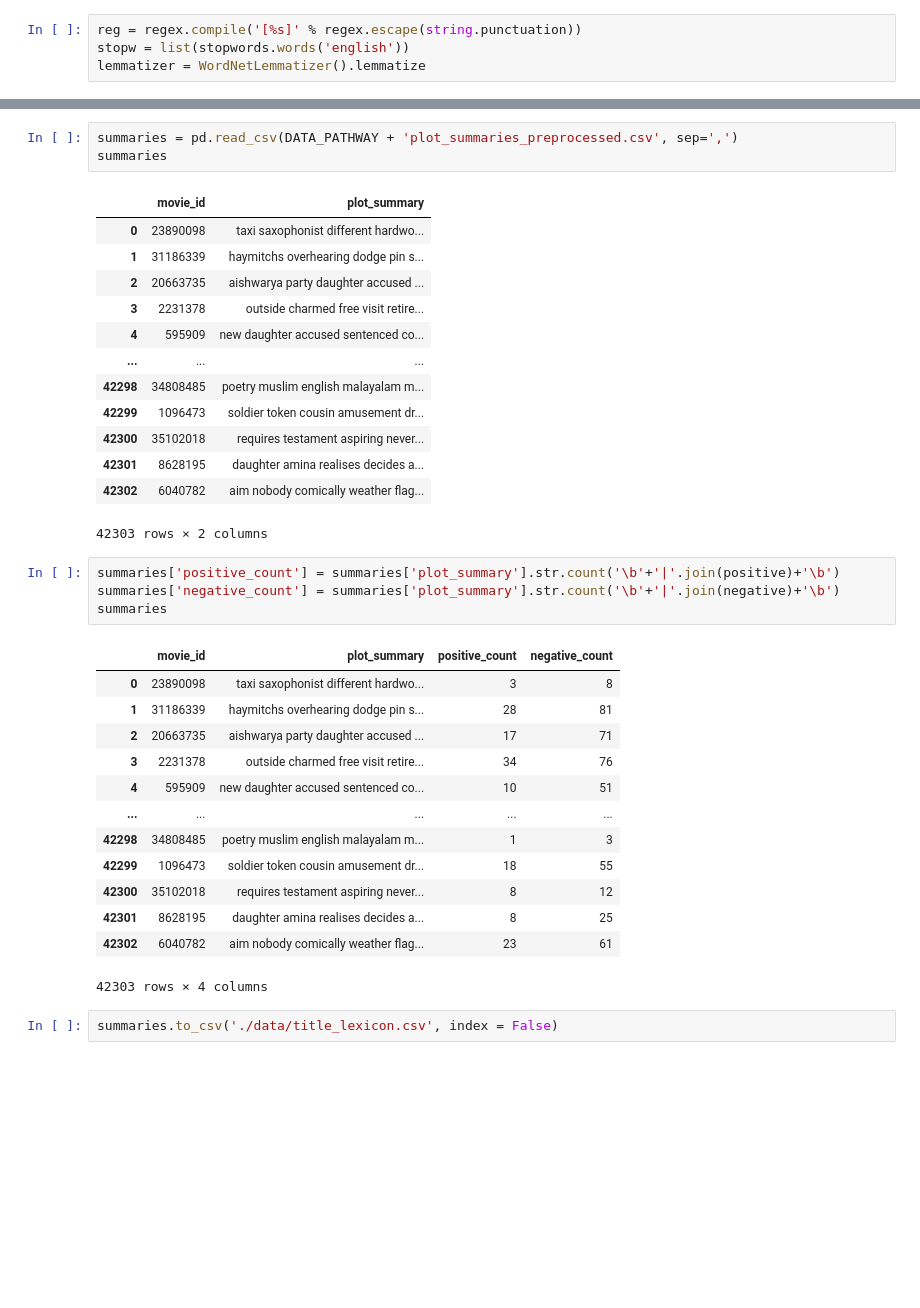
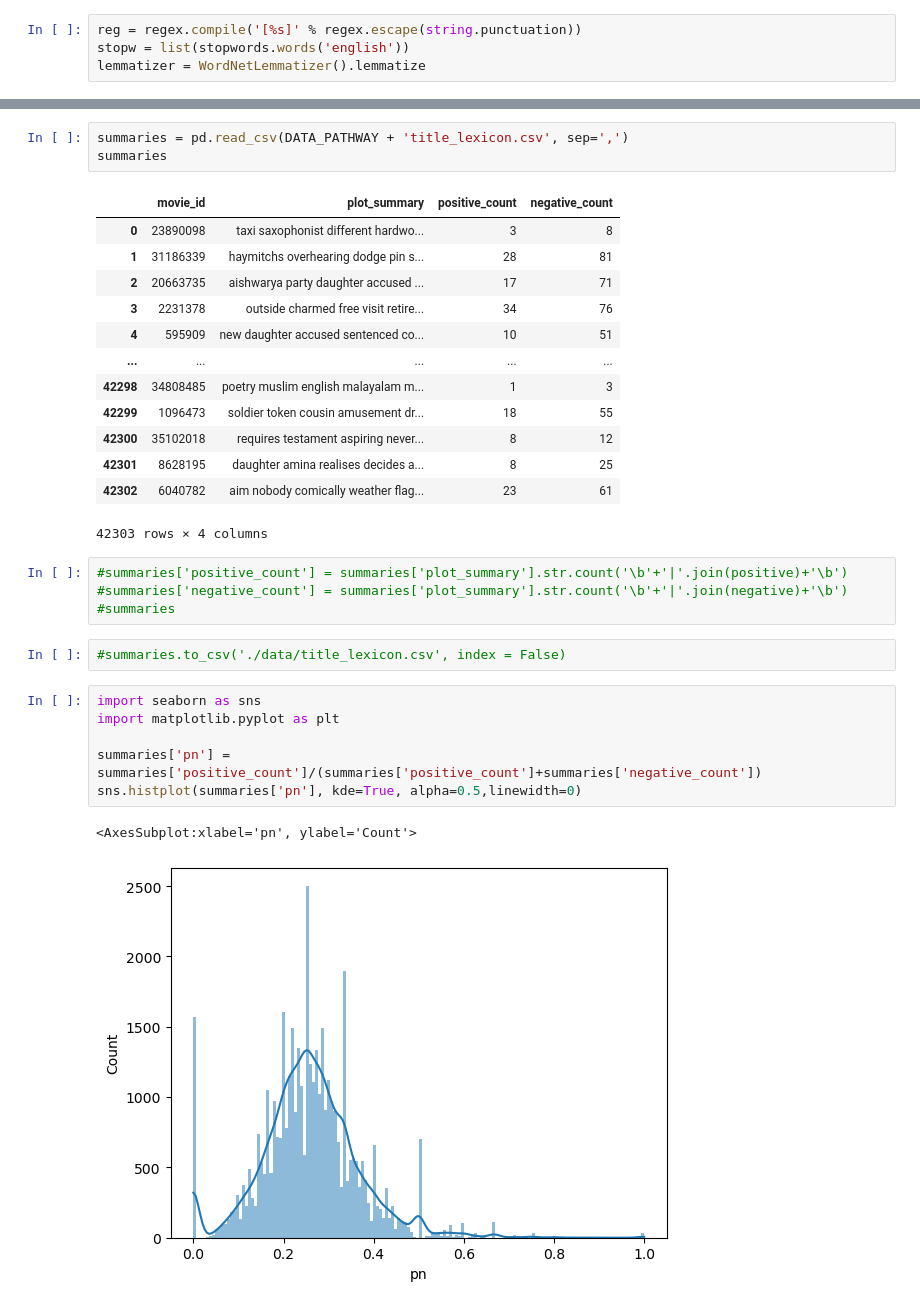
Before and after one commit to epfl-ada/ada-2022-project-adlucere2022, a Jupyter notebook: lexicon.ipynb, the cells around one changed output, grey strips where cells are left out. Drawn from its saved outputs; the diff is of its cells as text; blank space fills up the shorter version.

Commit message:
Add histogram of lexicon ratio

```diff
--- a/lexicon.ipynb
+++ b/lexicon.ipynb
@@ -396,37 +383,32 @@ movie_data
 # %%
-summaries = pd.read_csv(DATA_PATHWAY + 'plot_summaries_preprocessed.csv', sep=',')
+summaries = pd.read_csv(DATA_PATHWAY + 'title_lexicon.csv', sep=',')
 summaries
 # %% [output]
-|  | movie_id | plot_summary |
-| 0 | 23890098 | taxi saxophonist different hardwo... |
-| 1 | 31186339 | haymitchs overhearing dodge pin s... |
-| 2 | 20663735 | aishwarya party daughter accused ... |
-| 3 | 2231378 | outside charmed free visit retire... |
-| 4 | 595909 | new daughter accused sentenced co... |
-| ... | ... | ... |
-| 42298 | 34808485 | poetry muslim english malayalam m... |
-| 42299 | 1096473 | soldier token cousin amusement dr... |
-| 42300 | 35102018 | requires testament aspiring never... |
-| 42301 | 8628195 | daughter amina realises decides a... |
-| 42302 | 6040782 | aim nobody comically weather flag... |
+|  | movie_id | plot_summary | positive_count | negative_count |
+| 0 | 23890098 | taxi saxophonist different hardwo... | 3 | 8 |
+| 1 | 31186339 | haymitchs overhearing dodge pin s... | 28 | 81 |
+| 2 | 20663735 | aishwarya party daughter accused ... | 17 | 71 |
+| 3 | 2231378 | outside charmed free visit retire... | 34 | 76 |
+| 4 | 595909 | new daughter accused sentenced co... | 10 | 51 |
+| ... | ... | ... | ... | ... |
+| 42298 | 34808485 | poetry muslim english malayalam m... | 1 | 3 |
+| 42299 | 1096473 | soldier token cousin amusement dr... | 18 | 55 |
+| 42300 | 35102018 | requires testament aspiring never... | 8 | 12 |
+| 42301 | 8628195 | daughter amina realises decides a... | 8 | 25 |
+| 42302 | 6040782 | aim nobody comically weather flag... | 23 | 61 |
-42303 rows × 2 columns
+42303 rows × 4 columns
 # %%
-summaries['positive_count'] = summaries['plot_summary'].str.count('\b'+'|'.join(positive)+'\b')
-summaries['negative_count'] = summaries['plot_summary'].str.count('\b'+'|'.join(negative)+'\b')
-summaries
+#summaries['positive_count'] = summaries['plot_summary'].str.count('\b'+'|'.join(positive)+'\b')
+#summaries['negative_count'] = summaries['plot_summary'].str.count('\b'+'|'.join(negative)+'\b')
+#summaries
-# %% [output]
-|  | movie_id | plot_summary | positive_count | negative_count |
-| 0 | 23890098 | taxi saxophonist different hardwo... | 3 | 8 |
-| 1 | 31186339 | haymitchs overhearing dodge pin s... | 28 | 81 |
-| 2 | 20663735 | aishwarya party daughter accused ... | 17 | 71 |
-| 3 | 2231378 | outside charmed free visit retire... | 34 | 76 |
-| 4 | 595909 | new daughter accused sentenced co... | 10 | 51 |
-| ... | ... | ... | ... | ... |
-| 42298 | 34808485 | poetry muslim english malayalam m... | 1 | 3 |
-| 42299 | 1096473 | soldier token cousin amusement dr... | 18 | 55 |
-| 42300 | 35102018 | requires testament aspiring never... | 8 | 12 |
-| 42301 | 8628195 | daughter amina realises decides a... | 8 | 25 |
-| 42302 | 6040782 | aim nobody comically weather flag... | 23 | 61 |
-42303 rows × 4 columns
 # %%
-summaries.to_csv('./data/title_lexicon.csv', index = False)
+#summaries.to_csv('./data/title_lexicon.csv', index = False)
+# %%
+import seaborn as sns
+import matplotlib.pyplot as plt
+
+summaries['pn'] = summaries['positive_count']/(summaries['positive_count']+summaries['negative_count'])
+sns.histplot(summaries['pn'], kde=True, alpha=0.5,linewidth=0)
+# %% [output]
+<AxesSubplot:xlabel='pn', ylabel='Count'>
+[figure, added]
```
Also changed, not shown: parts of 3 cells of this notebook.
